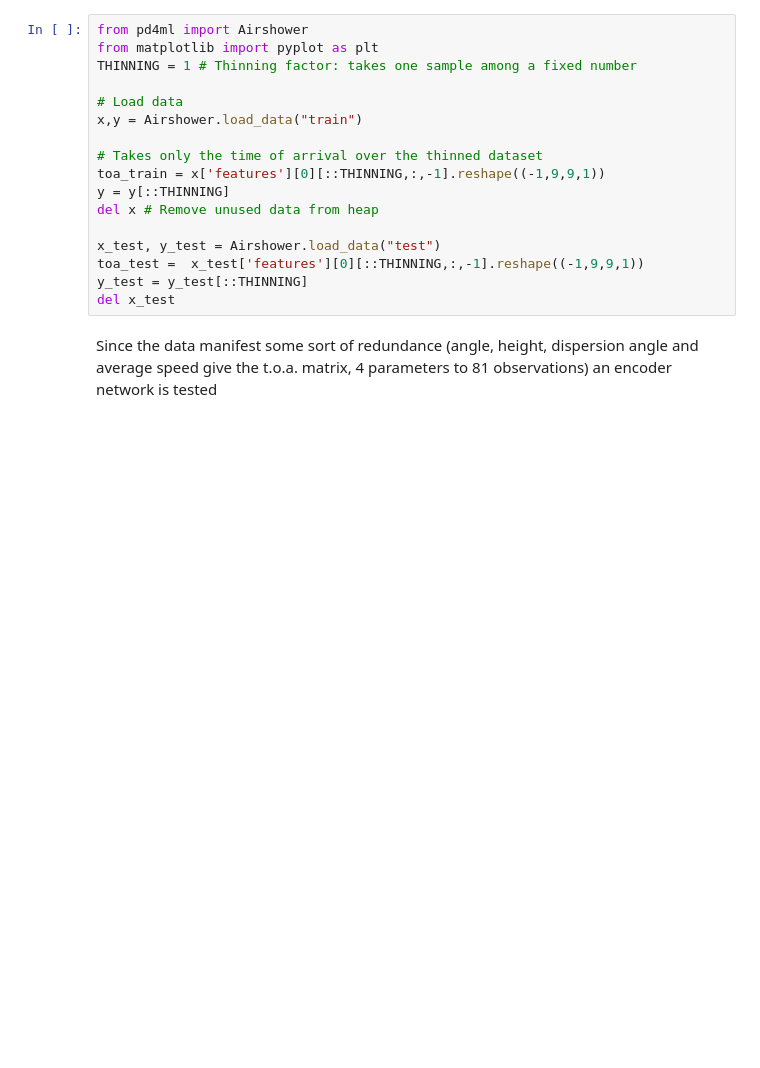
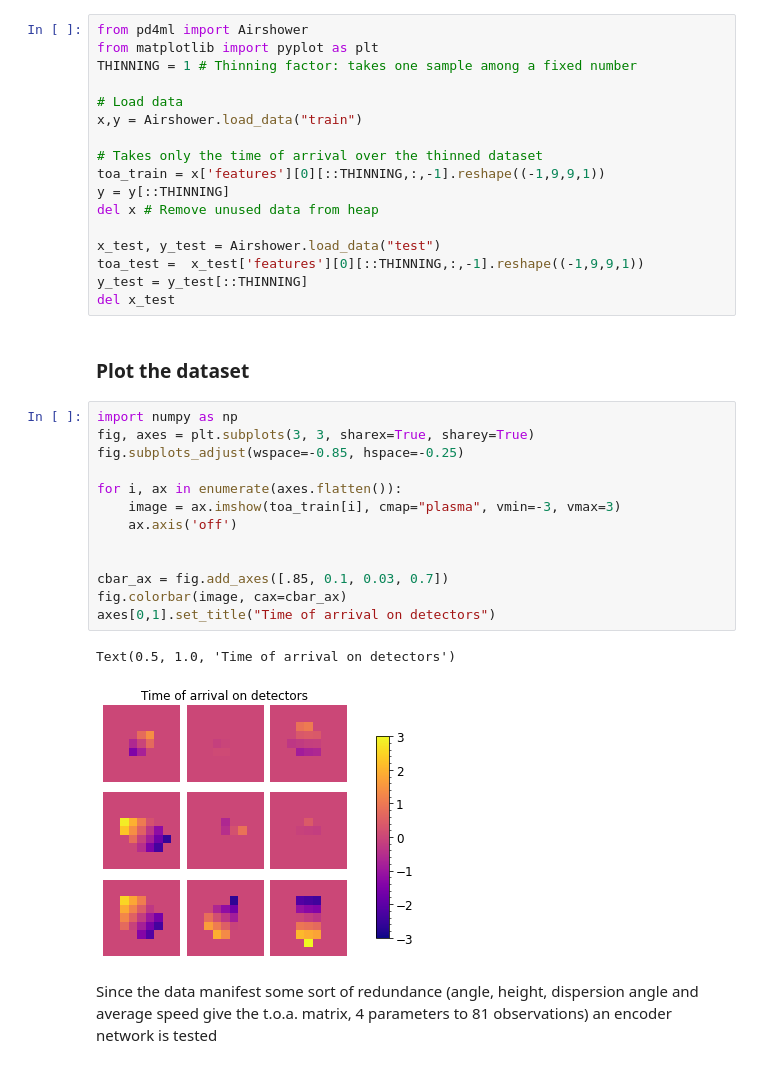
Before and after one commit to djanloo/cmepda, a Jupyter notebook: encoder.ipynb, the cells around one changed output. Drawn from its saved outputs; the diff is of its cells as text; blank space fills up the shorter version.

```diff
--- a/encoder.ipynb
+++ b/encoder.ipynb
@@ -19,6 +19,24 @@ x_test, y_test = Airshower.load_data("test")
 toa_test =  x_test['features'][0][::THINNING,:,-1].reshape((-1,9,9,1))
 y_test = y_test[::THINNING]
 del x_test
+# %% [markdown]
+### Plot the dataset
+# %%
+import numpy as np
+fig, axes = plt.subplots(3, 3, sharex=True, sharey=True)
+fig.subplots_adjust(wspace=-0.85, hspace=-0.25)
+
+for i, ax in enumerate(axes.flatten()):
+    image = ax.imshow(toa_train[i], cmap="plasma", vmin=-3, vmax=3)
+    ax.axis('off')
+
+
+cbar_ax = fig.add_axes([.85, 0.1, 0.03, 0.7])
+fig.colorbar(image, cax=cbar_ax)
+axes[0,1].set_title("Time of arrival on detectors")
+# %% [output]
+Text(0.5, 1.0, 'Time of arrival on detectors')
+[figure, added]
 # %% [markdown]
 Since the data manifest some sort of redundance (angle, height, dispersion angle and average speed give the t.o.a. matrix, 4 parameters to 81 observations)  an encoder network is tested
 # %%
```
Also changed, not shown: parts of 3 cells of this notebook, 1 other file.
